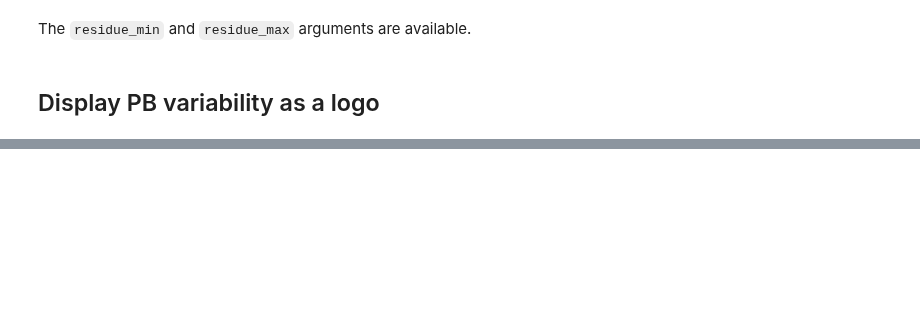
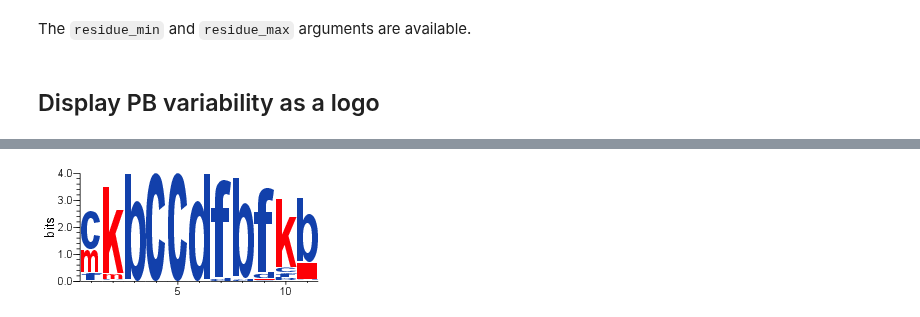
Before and after one commit to pierrepo/PBxplore, a Jupyter notebook: doc/source/notebooks/Deformability.ipynb, the cells around one changed output, grey strips where cells are left out. Cells and saved outputs as stored; diff of their text form; code cells hidden in the pictures; blank space fills up the shorter version.

```diff
--- a/doc/source/notebooks/Deformability.ipynb
+++ b/doc/source/notebooks/Deformability.ipynb
@@ -20,8 +20,10 @@ import pbxplore as pbx
 Here we will look at a molecular dynamics simulation of the barstar. As we will analyse Protein Block sequences, we first need to assign these sequences for each frame of the trajectory.
 # %%
 # Assign PB sequences for all frames of a trajectory
-trajectory = os.path.join(pbx.DEMO_DATA_PATH, 'barstar_md_traj.xtc')
-topology = os.path.join(pbx.DEMO_DATA_PATH, 'barstar_md_traj.gro')
+topology, _ = urllib.request.urlretrieve('https://raw.githubusercontent.com/pierrepo/PBxplore/master/demo_doc/psi_md_traj.gro',
+                                         'psi_md_traj.gro')
+trajectory, _ = urllib.request.urlretrieve('https://raw.githubusercontent.com/pierrepo/PBxplore/master/demo_doc/psi_md_traj.xtc',
+                                           'psi_md_traj.xtc')
 sequences = []
 for chain_name, chain in pbx.chains_from_trajectory(trajectory, topology):
     dihedrals = chain.get_phi_psi_angles()
@@ -98,5 +109,7 @@ display(Image('logo.png'))
 # %%
 pbx.analysis.generate_weblogo('logo.png', count_matrix,
-                              residue_min=60, residue_max=70)
+                              residue_min=20, residue_max=30)
 display(Image('logo.png'))
 !rm logo.png
+# %% [output]
+[figure, added]
```
Also changed, not shown: parts of 15 cells of this notebook, 4 other files.
